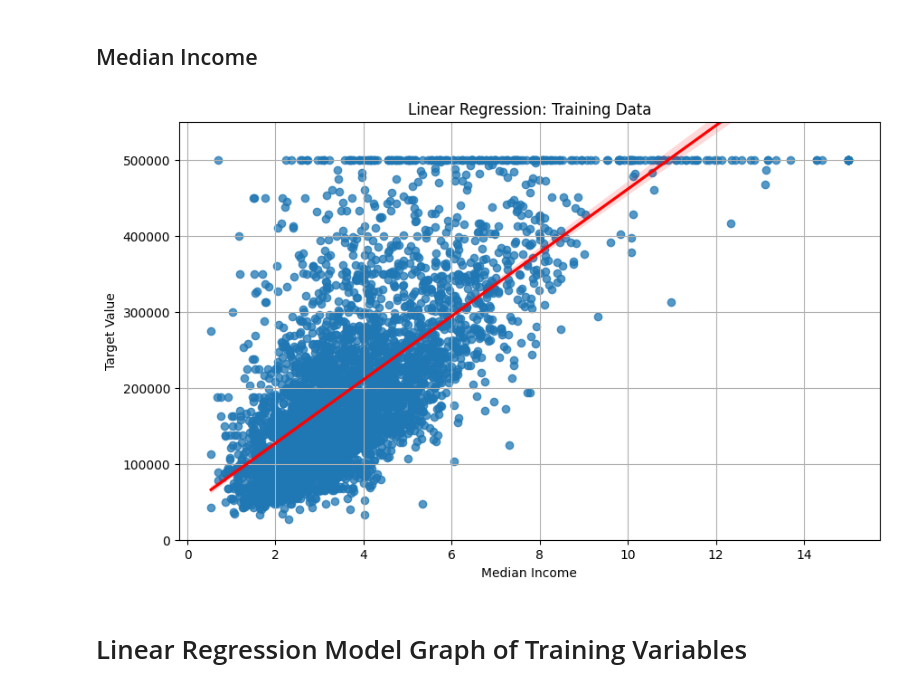
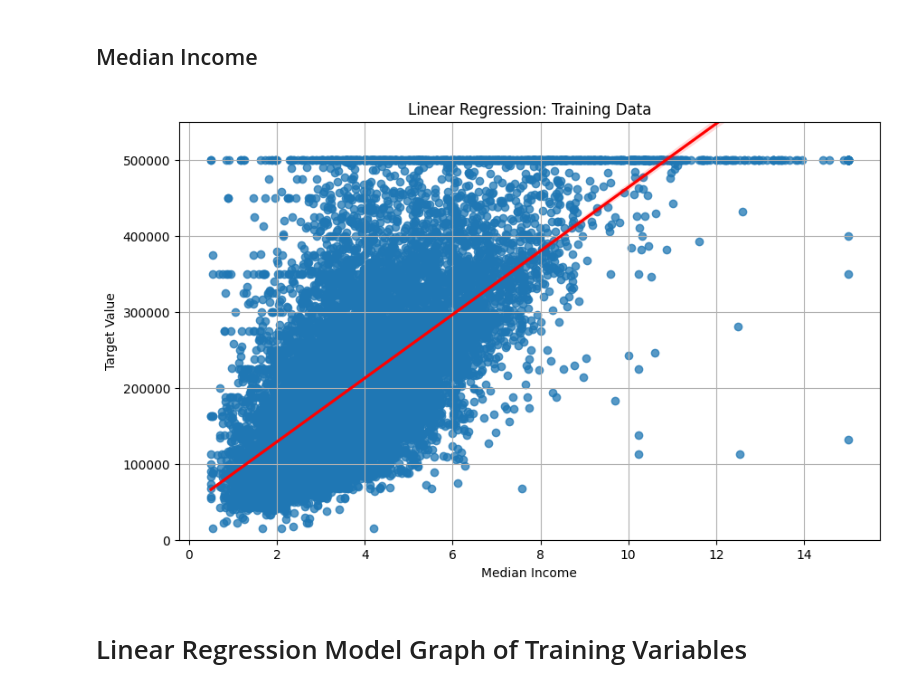
Before and after one commit to CullosK/MeXE402_Midterm_Cullos_Kristina-Verroya_Patrick, a Jupyter notebook: linear.ipynb, the cells around one changed output. Cells and saved outputs as stored; diff of their text form; code cells hidden in the pictures.

```diff
--- a/linear.ipynb
+++ b/linear.ipynb
@@ -320,22 +320,22 @@ plt.show()
 # %%
 # Plotting the linear regression
 feature_index = 7  # Change this index to visualize other features
-X_feature_test = X_test[:, feature_index]
+X_feature_test = X_train[:, feature_index]
 
 # Create the plot
 plt.figure(figsize=(10, 6))
-sns.regplot(x=X_feature_test, y=y_test, scatter_kws={'alpha': 0.75}, line_kws={'color': 'red'})
+sns.regplot(x=X_feature_test, y=y_train, scatter_kws={'alpha': 0.75}, line_kws={'color': 'red'})
 plt.xlabel("Median Income")  # Label for the chosen feature
 plt.ylabel('Target Value')  # Label for the target variable
 plt.title('Linear Regression: Training Data')  # Title for the plot
 plt.grid()
 
 # Set y-axis limit
 plt.ylim(0, 550000)  # Set y-axis limit from 0 to 500,000
 
 plt.show()
 # %% [output]
-[figure, old version]
+[figure, new version]
 # %% [markdown]
 # Linear Regression Model Graph of Training Variables
 # %% [markdown]
```
Also changed, not shown: parts of 11 cells of this notebook, 4 other files.
